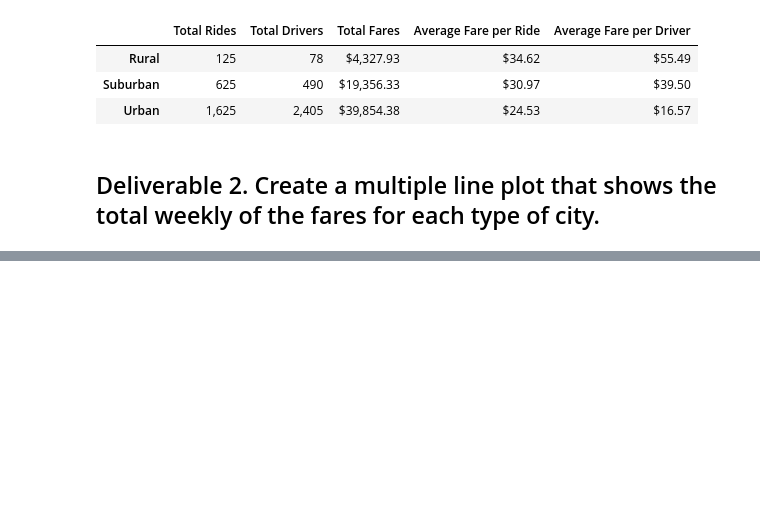
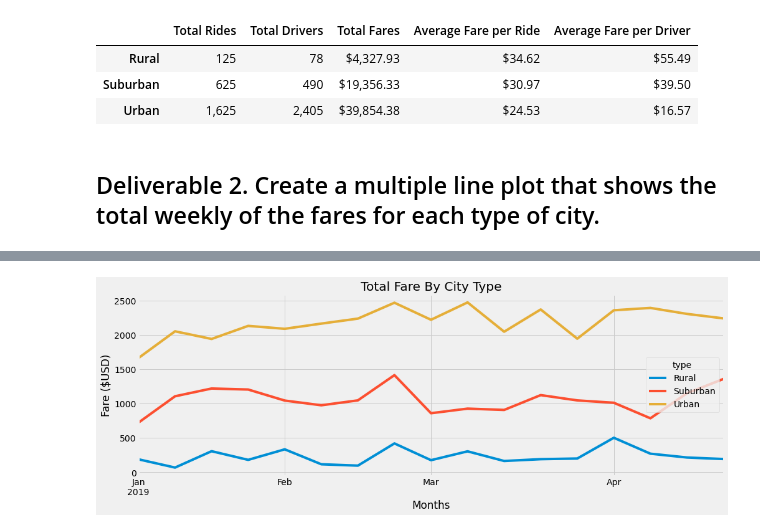
Before and after one commit to KimberlyCrawford/PyBer_Analysis, a Jupyter notebook: PyBer_Challenge.ipynb, the cells around one changed output, grey strips where cells are left out. Drawn from its saved outputs; the diff is of its cells as text; code cells hidden in the pictures; blank space fills up the shorter version.

```diff
--- a/PyBer_Challenge.ipynb
+++ b/PyBer_Challenge.ipynb
@@ -161,3 +169,4 @@ ride_data_df.head(10)
 # %%
-# 4. Create a pivot table with the 'date' as the index, the columns ='type', and values='fare'
-# to get the total fares for each type of city by the date.
+# Create a pivot table with the 'date' as the index, the columns ='type', and values='fare' to get the total fares for each type of city by the date.
+sum_fares_pivot_df = pyber_data_df.pivot(index ='date',columns = 'type', values = 'fare')
+sum_fares_pivot_df
@@ -166,2 +190,4 @@ ride_data_df.head(10)
 # %%
-# 5. Create a new DataFrame from the pivot table DataFrame using loc on the given dates, '2019-01-01':'2019-04-29'.
+# Create a new DataFrame from the pivot table DataFrame using loc on the given dates, '2019-01-01':'2019-04-29'.
+sum_fares_dates_df = sum_fares_pivot_df.loc["2019-01-01":"2019-04-29"]
+sum_fares_dates_df
@@ -170,4 +211,4 @@ ride_data_df.head(10)
 # %%
-# 6. Set the "date" index to datetime datatype. This is necessary to use the resample() method in Step 8.
-# df.index = pd.to_datetime(df.index)
+# Set the "date" index to datetime datatype. This is necessary to use the resample() method in Step 8.
+sum_fares_dates_df.index = pd.to_datetime(sum_fares_dates_df.index)
 # %% [markdown]
@@ -179,2 +232,4 @@ ride_data_df.head(10)
 # %%
-# 8. Create a new DataFrame using the "resample()" function by week 'W' and get the sum of the fares for each week.
+# Create a new DataFrame using the "resample()" function by week 'W' and get the sum of the fares for each week.
+sum_fares_dates_df = sum_fares_dates_df.resample('W').sum()
+sum_fares_dates_df.head(10)
@@ -181,7 +249,16 @@ ride_data_df.head(10)
 # %%
-# 8. Using the object-oriented interface method, plot the resample DataFrame using the df.plot() function.
+# Using the object-oriented interface method, plot the resample DataFrame using the df.plot() function.
 
-# Import the style from Matplotlib.
+sum_fares_dates_df.plot(figsize = (15,5))
+
+# Import the style from Matplotlib
 from matplotlib import style
+
 # Use the graph style fivethirtyeight.
 style.use('fivethirtyeight')
+plt.title("Total Fare By City Type")
+plt.ylabel("Fare ($USD)")
+plt.xlabel("Months")
+plt.savefig("resources/PyBer_fare_summary.png",dpi= 300, bbox_inches='tight')
+# %% [output]
+[figure, added]
```
Also changed, not shown: parts of 18 cells of this notebook, 3 other files.
